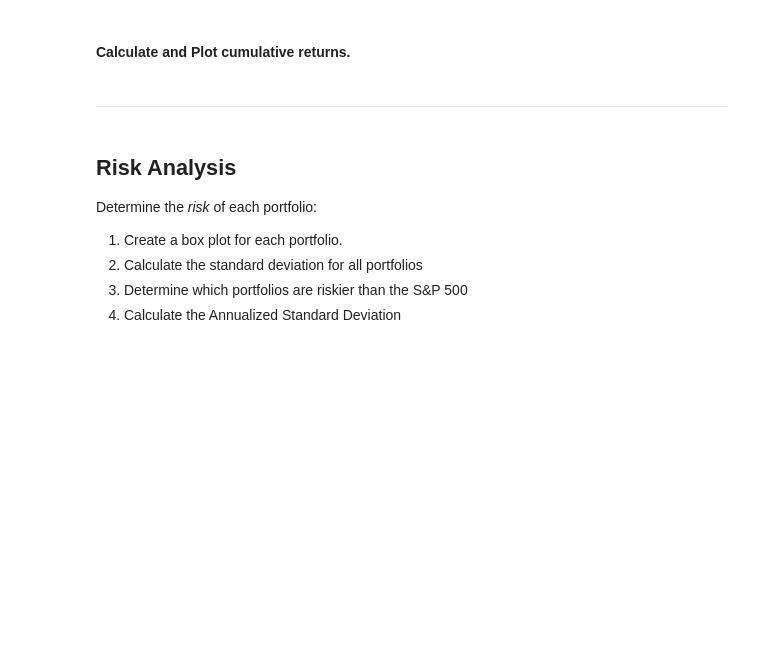
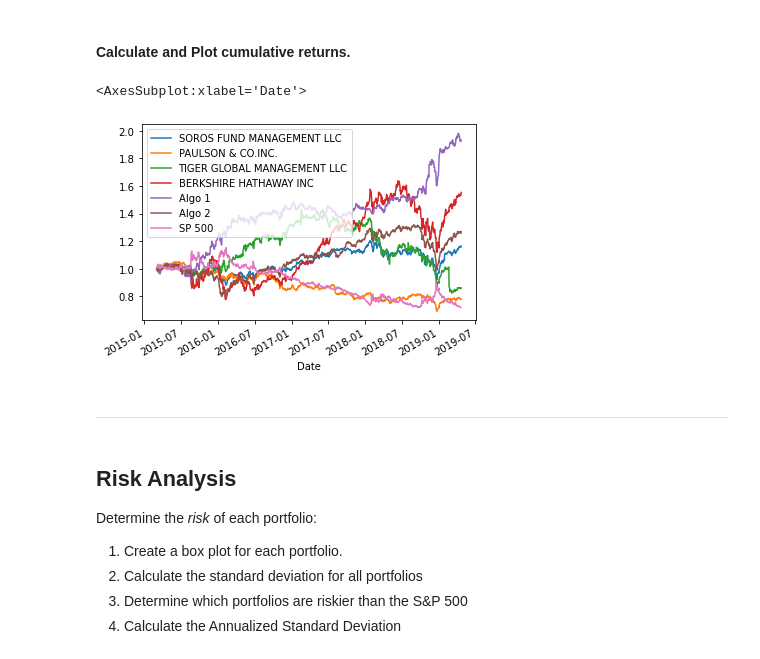
Before and after one commit to Olegreg762/FintechBootcamp, a Jupyter notebook: pandas_homework/Instructions/Starter_Code/whale_analysis.ipynb, the cells around one changed output. Cells and saved outputs as stored; diff of their text form; code cells hidden in the pictures; blank space fills up the shorter version.

```diff
--- a/pandas_homework/Instructions/Starter_Code/whale_analysis.ipynb
+++ b/pandas_homework/Instructions/Starter_Code/whale_analysis.ipynb
@@ -236,8 +237,13 @@ combined_returns.plot()
 #### Calculate and Plot cumulative returns.
 # %%
 # Calculate cumulative returns of all portfolios
-
+cumulative_return = (1 + combined_returns).cumprod()
+cumulative_return.head()
 # Plot cumulative returns
+cumulative_return.plot()
+# %% [output]
+<AxesSubplot:xlabel='Date'>
+[figure, added]
 # %% [markdown]
 ---
 # %% [markdown]
```
Also changed, not shown: parts of 8 cells of this notebook.
